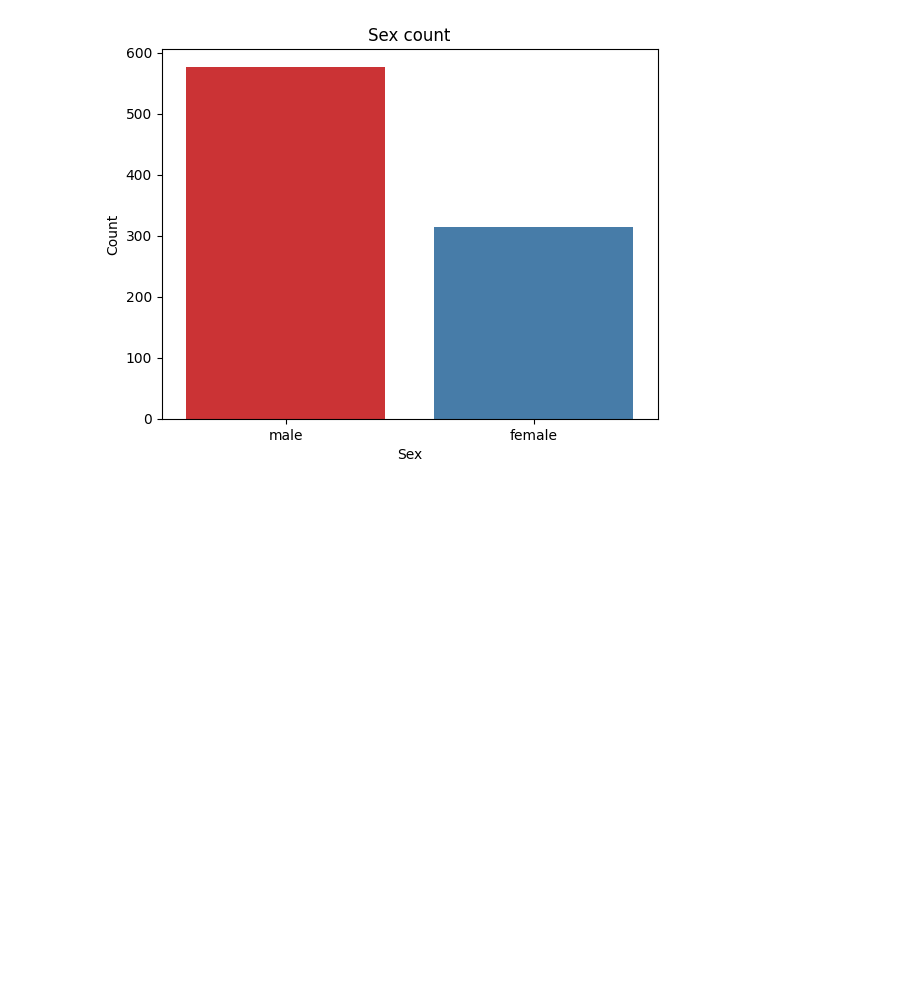
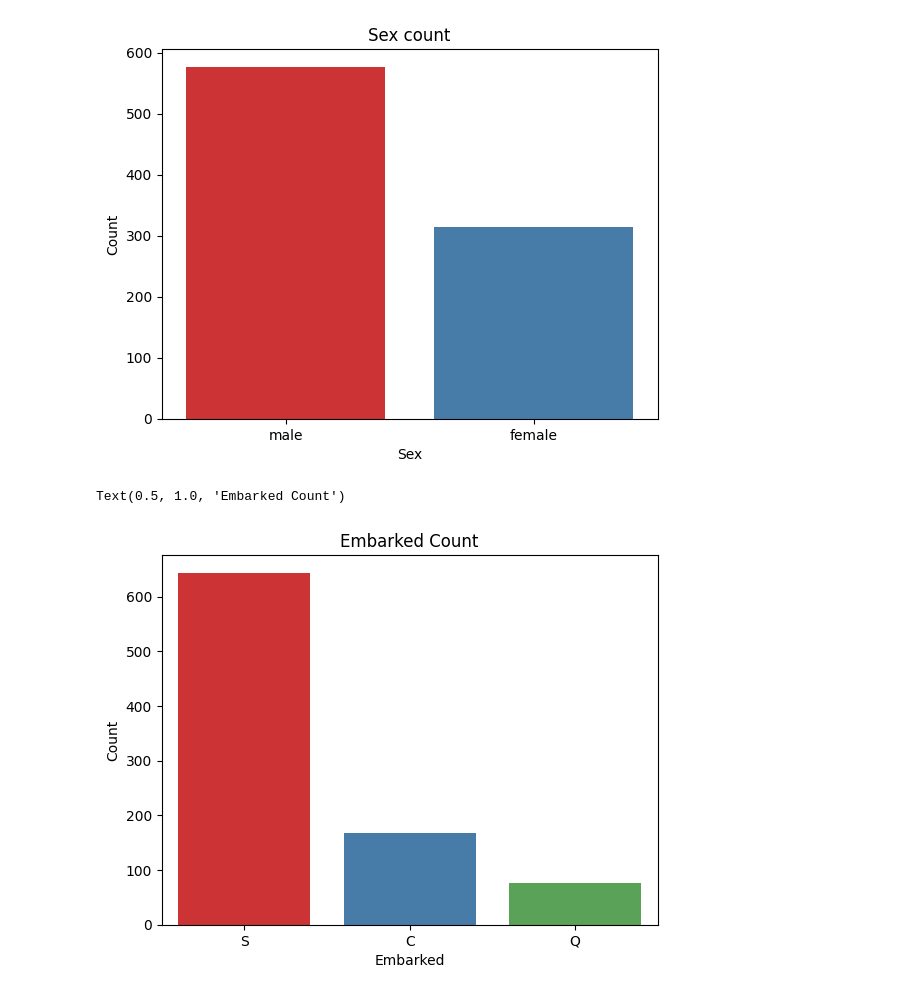
Before and after one commit to birusolankar/Machine-Learning, a Jupyter notebook: Univariate,_Bivariate_and_Multivariate_Analysis.ipynb, the cells around one changed output. Saved outputs shown, nothing was run; the diff lists cells and outputs as text; code cells hidden in the pictures; blank space fills up the shorter version.

```diff
--- a/Univariate,_Bivariate_and_Multivariate_Analysis.ipynb
+++ b/Univariate,_Bivariate_and_Multivariate_Analysis.ipynb
@@ -56,3 +95,11 @@ plt.title('Sex count')
 # %% [output]
 Text(0.5, 1.0, 'Sex count')
 [figure]
+# %%
+sns.countplot(data=df, x='Embarked', palette='Set1')
+plt.xlabel('Embarked')
+plt.ylabel('Count')
+plt.title('Embarked Count')
+# %% [output]
+Text(0.5, 1.0, 'Embarked Count')
+[figure, added]
```
Also changed, not shown: parts of 5 cells of this notebook.
